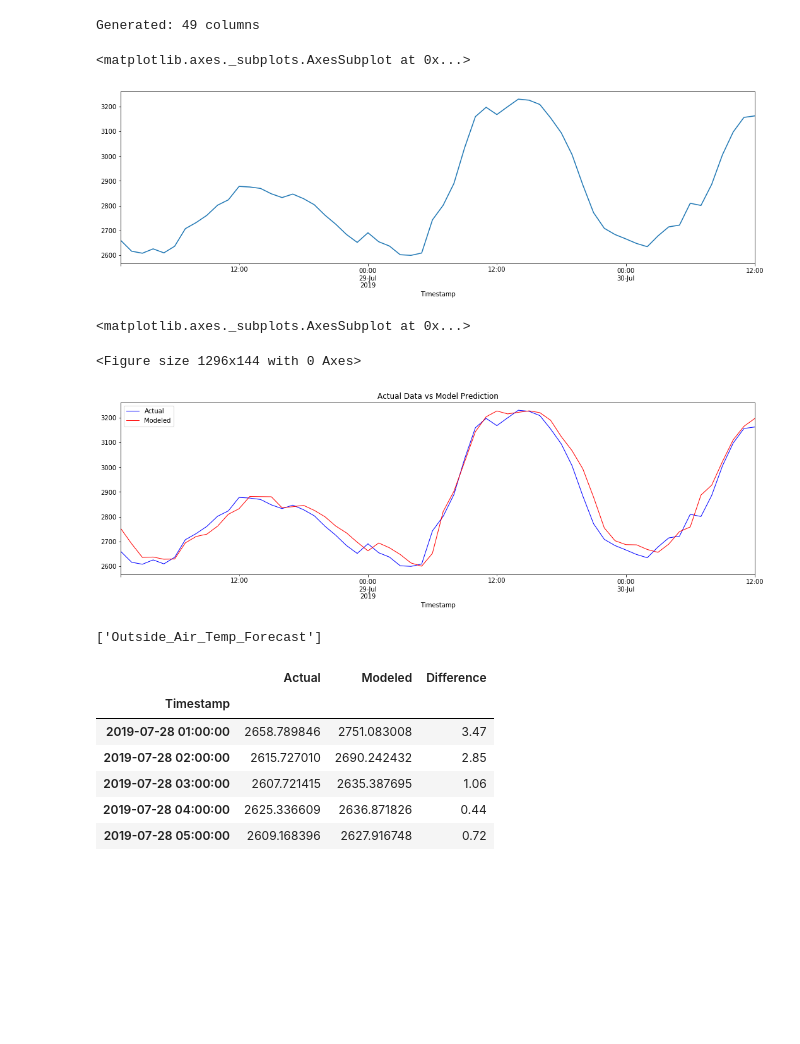
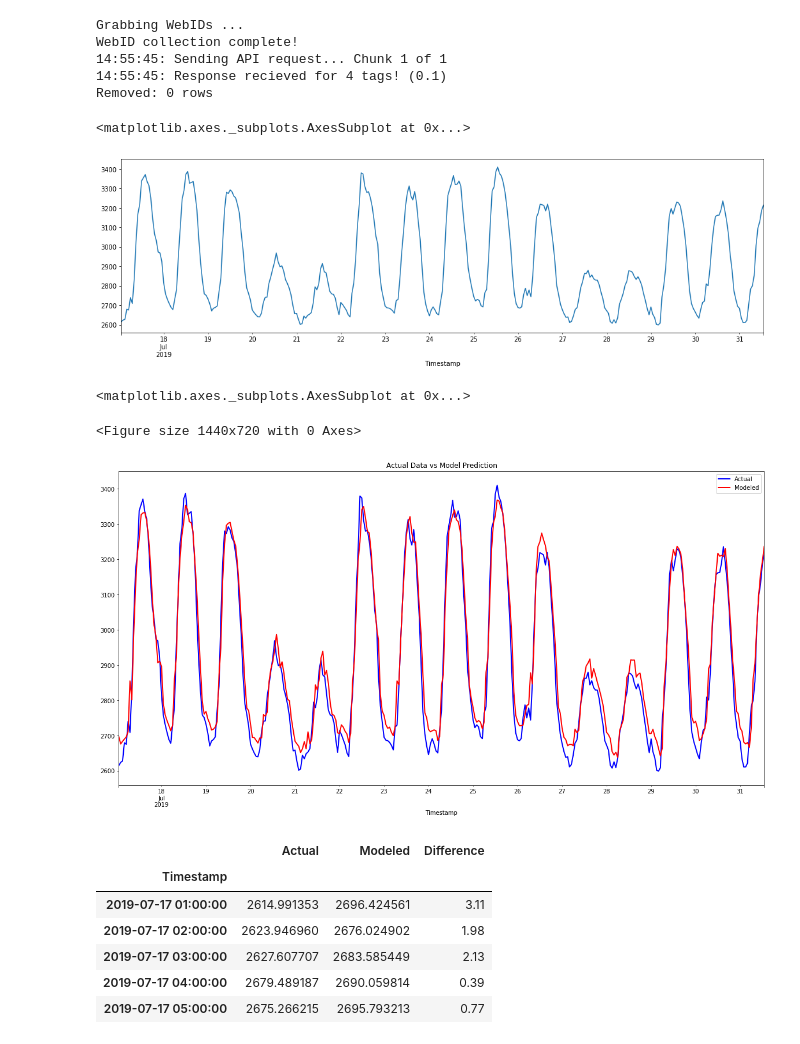
Before and after one commit to eco-data-science-team/LSTM-Anomaly-Detection, a Jupyter notebook: LSTM_Predictor.ipynb, the cells around one changed output. Saved outputs shown, nothing was run; the diff lists cells and outputs as text; code cells hidden in the pictures; blank space fills up the shorter version.

Commit message:
updated model to improve accuracy

```diff
--- a/LSTM_Predictor.ipynb
+++ b/LSTM_Predictor.ipynb
@@ -38,4 +49,3 @@ model.load_weights(weight_name)
 # %%
-look_back = config['MODEL']['look_back']
 anomaly_threshold = int(config['MODEL']['anomaly_threshold'])
 look_back = int(config['MODEL']['look_back'])
@@ -50,12 +52,28 @@ WebID collection complete!
+# %%
+point_list = [point_name, 'aiTIT4045','Future_TMY','Outside_Air_Temp_Forecast']
+df = pc.get_stream_by_point(point_list, start = start, end = end, calculation = calculation, interval= interval)
+df['aiTIT4045'].fillna(df['Outside_Air_Temp_Forecast'], inplace = True)
+df['aiTIT4045'].fillna(df['Future_TMY'], inplace = True)
+df.loc[(df['aiTIT4045'].pct_change() == 0.0 ), 'aiTIT4045'] = np.nan
+df['aiTIT4045'].fillna(df['Outside_Air_Temp_Forecast'], inplace = True)
+df['aiTIT4045'].fillna(df['Future_TMY'], inplace = True)
+df.drop(['Outside_Air_Temp_Forecast','Future_TMY'], axis = 1, inplace = True)
+start = df.shape[0]
+df = df.dropna(how='any')
+print(f"Removed: {start - df.shape[0]} rows")
+# %% [output]
+Grabbing WebIDs ...
+WebID collection complete!
+14:55:45: Sending API request... Chunk 1 of 1
+14:55:45: Response recieved for 4 tags! (0.1)
+Removed: 0 rows
 # %%
 df = create_standard_multivariable_df(df, shift = look_back)
-# %% [output]
-Generated: 49 columns
 # %%
 df[point_name].plot(figsize = (18,5))
 # %% [output]
 <matplotlib.axes._subplots.AxesSubplot at 0x...>
-[figure, old version]
+[figure, new version]
 # %%
 y = df[point_name]
 X = df.drop(columns=point_name)
@@ -75,19 +93,15 @@ prediction = prediction
 # %%
 index = df.index
 # %%
-plt.figure(figsize=(18,2))
+plt.figure(figsize=(20,10))
 result = pd.DataFrame({"Actual":scaler.inverse_transform(y_test).reshape((-1,)),
                                    "Modeled":prediction.reshape((-1,))}, index=index)
 
-result.plot(figsize=(18,5),
+result.plot(figsize=(20,10),
                          title="Actual Data vs Model Prediction",
-                         linewidth=1,
+                         linewidth=2,
                          color=['blue','red'])
 # %% [output]
 <matplotlib.axes._subplots.AxesSubplot at 0x...>
-<Figure size 1296x144 with 0 Axes>
+<Figure size 1440x720 with 0 Axes>
-[figure, old version]
+[figure, new version]
-# %%
-pc.search_by_point('*outside*forecast*')
-# %% [output]
-['Outside_Air_Temp_Forecast']
@@ -103,11 +115,11 @@ result.head()
 # %% [output]
 |  | Actual | Modeled | Difference |
 | Timestamp |  |  |  |
-| 2019-07-28 01:00:00 | 2658.789846 | 2751.083008 | 3.47 |
-| 2019-07-28 02:00:00 | 2615.727010 | 2690.242432 | 2.85 |
-| 2019-07-28 03:00:00 | 2607.721415 | 2635.387695 | 1.06 |
-| 2019-07-28 04:00:00 | 2625.336609 | 2636.871826 | 0.44 |
-| 2019-07-28 05:00:00 | 2609.168396 | 2627.916748 | 0.72 |
+| 2019-07-17 01:00:00 | 2614.991353 | 2696.424561 | 3.11 |
+| 2019-07-17 02:00:00 | 2623.946960 | 2676.024902 | 1.98 |
+| 2019-07-17 03:00:00 | 2627.607707 | 2683.585449 | 2.13 |
+| 2019-07-17 04:00:00 | 2679.489187 | 2690.059814 | 0.39 |
+| 2019-07-17 05:00:00 | 2675.266215 | 2695.793213 | 0.77 |
 # %%
 actual = result['Actual'].tolist()
 modeled = result['Modeled'].tolist()
```
Also changed, not shown: parts of 4 cells of this notebook, 8 other files.
